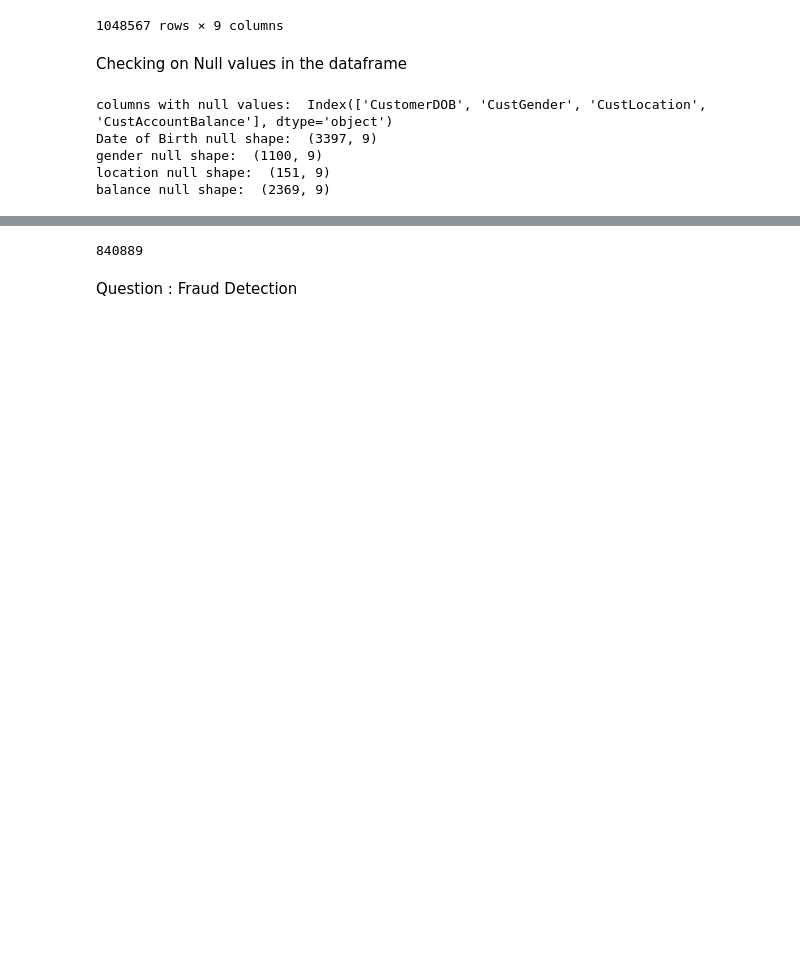
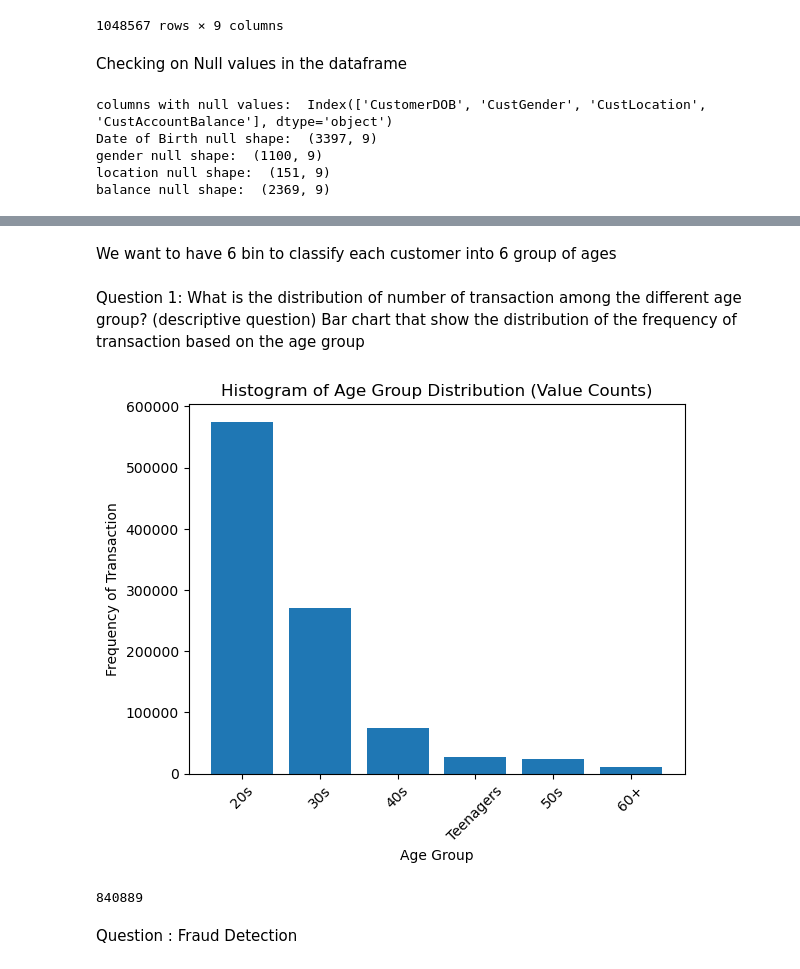
Before and after one commit to Azriy-Nazariee/DSAss, a Jupyter notebook: new_dataset/TT3L_Group8.ipynb, the cells around one changed output, grey strips where cells are left out. Drawn from its saved outputs; the diff is of its cells as text; code cells hidden in the pictures; blank space fills up the shorter version.

```diff
--- a/new_dataset/TT3L_Group8.ipynb
+++ b/new_dataset/TT3L_Group8.ipynb
@@ -141,0 +140,2 @@ Name: count, dtype: int64
+# %% [markdown]
+We want to have 6 bin to classify each customer into 6 group of ages
@@ -142,3 +146,23 @@ Name: count, dtype: int64
+# %% [markdown]
+Question 1: What is the distribution of number of transaction among the different age group? (descriptive question)
+Bar chart that show the distribution of the frequency of transaction based on the age group
+# %%
+ageGroup_valueCount = df_cleaned["age_group"].value_counts()
+age_groups = ageGroup_valueCount.index.to_numpy()  # Get category labels (age groups)
+frequencies = ageGroup_valueCount.to_numpy()  # Get frequencies (number of people in each group)
+
+# Create the histogram
+plt.bar(age_groups, frequencies)  # Plot bars for each age group with corresponding frequency
+
+plt.xlabel("Age Group")
+plt.ylabel("Frequency of Transaction")
+plt.title("Histogram of Age Group Distribution (Value Counts)")
+plt.xticks(rotation=45)  # Rotate x-axis labels for better readability if many categories
+
+# Display the histogram
+plt.show()
+# %% [output]
+[figure, added]
 # %%
 #checking how many unique value in CustomerID column
 df_cleaned['CustomerID'].nunique()
```
Also changed, not shown: parts of 17 cells of this notebook.
